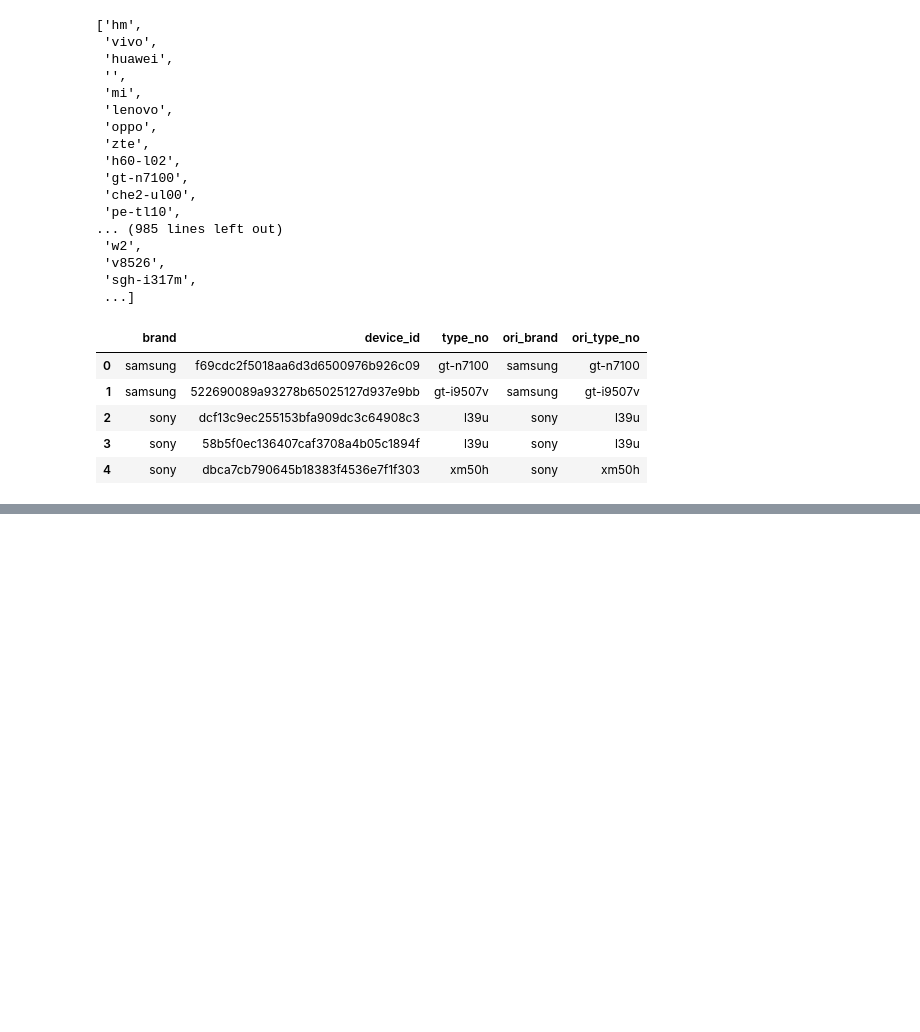
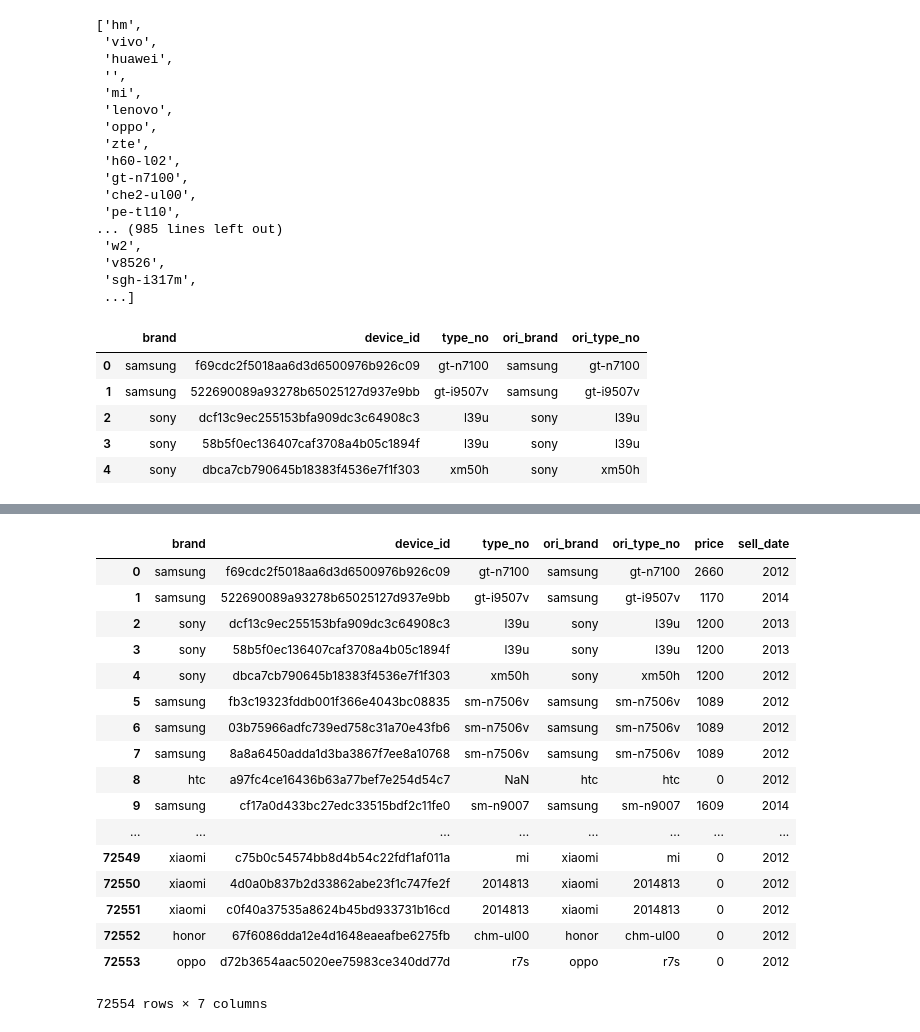
Before and after one commit to jhyehuang/sex_age, a Jupyter notebook: 00_data_cut.ipynb, the cells around one changed output, grey strips where cells are left out. Saved outputs shown, nothing was run; the diff lists cells and outputs as text; code cells hidden in the pictures; blank space fills up the shorter version.

```diff
--- a/00_data_cut.ipynb
+++ b/00_data_cut.ipynb
@@ -334,0 +362,9 @@ deviceid_brand.to_csv(FLAGS.file_path+'new_deviceid_brand.csv',index= False)
+# %%
+deviceid_price_sell_date['sell_date']=deviceid_price_sell_date['sell_date'].apply(lambda x:x[:4])
+# %%
+deviceid_brand=pd.read_csv(FLAGS.file_path+'new_deviceid_brand.csv')
+# %%
+deviceid_brand=pd.merge(deviceid_brand,deviceid_price_sell_date,on=['device_id'],how='left')
+# %%
+deviceid_brand['price']=deviceid_brand.price.fillna('0')
+deviceid_brand['sell_date']=deviceid_brand.sell_date.fillna('2012')
@@ -334,0 +373,21 @@ deviceid_brand.to_csv(FLAGS.file_path+'new_deviceid_brand.csv',index= False)
+# %%
+deviceid_brand
+# %% [output]
+|  | brand | device_id | type_no | ori_brand | ori_type_no | price | sell_date |
+| 0 | samsung | f69cdc2f5018aa6d3d6500976b926c09 | gt-n7100 | samsung | gt-n7100 | 2660 | 2012 |
+| 1 | samsung | 522690089a93278b65025127d937e9bb | gt-i9507v | samsung | gt-i9507v | 1170 | 2014 |
+| 2 | sony | dcf13c9ec255153bfa909dc3c64908c3 | l39u | sony | l39u | 1200 | 2013 |
+| 3 | sony | 58b5f0ec136407caf3708a4b05c1894f | l39u | sony | l39u | 1200 | 2013 |
+| 4 | sony | dbca7cb790645b18383f4536e7f1f303 | xm50h | sony | xm50h | 1200 | 2012 |
+| 5 | samsung | fb3c19323fddb001f366e4043bc08835 | sm-n7506v | samsung | sm-n7506v | 1089 | 2012 |
+| 6 | samsung | 03b75966adfc739ed758c31a70e43fb6 | sm-n7506v | samsung | sm-n7506v | 1089 | 2012 |
+| 7 | samsung | 8a8a6450adda1d3ba3867f7ee8a10768 | sm-n7506v | samsung | sm-n7506v | 1089 | 2012 |
+| 8 | htc | a97fc4ce16436b63a77bef7e254d54c7 | NaN | htc | htc | 0 | 2012 |
+| 9 | samsung | cf17a0d433bc27edc33515bdf2c11fe0 | sm-n9007 | samsung | sm-n9007 | 1609 | 2014 |
+| ... | ... | ... | ... | ... | ... | ... | ... |
+| 72549 | xiaomi | c75b0c54574bb8d4b54c22fdf1af011a | mi | xiaomi | mi | 0 | 2012 |
+| 72550 | xiaomi | 4d0a0b837b2d33862abe23f1c747fe2f | 2014813 | xiaomi | 2014813 | 0 | 2012 |
+| 72551 | xiaomi | c0f40a37535a8624b45bd933731b16cd | 2014813 | xiaomi | 2014813 | 0 | 2012 |
+| 72552 | honor | 67f6086dda12e4d1648eaeafbe6275fb | chm-ul00 | honor | chm-ul00 | 0 | 2012 |
+| 72553 | oppo | d72b3654aac5020ee75983ce340dd77d | r7s | oppo | r7s | 0 | 2012 |
+72554 rows × 7 columns
```
Also changed, not shown: parts of 9 cells of this notebook, 2 other files.
